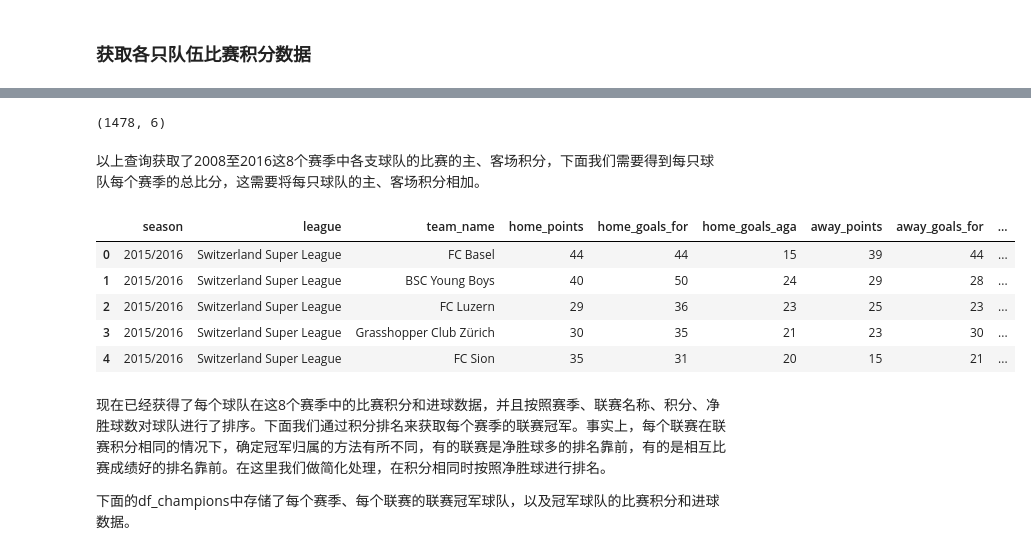
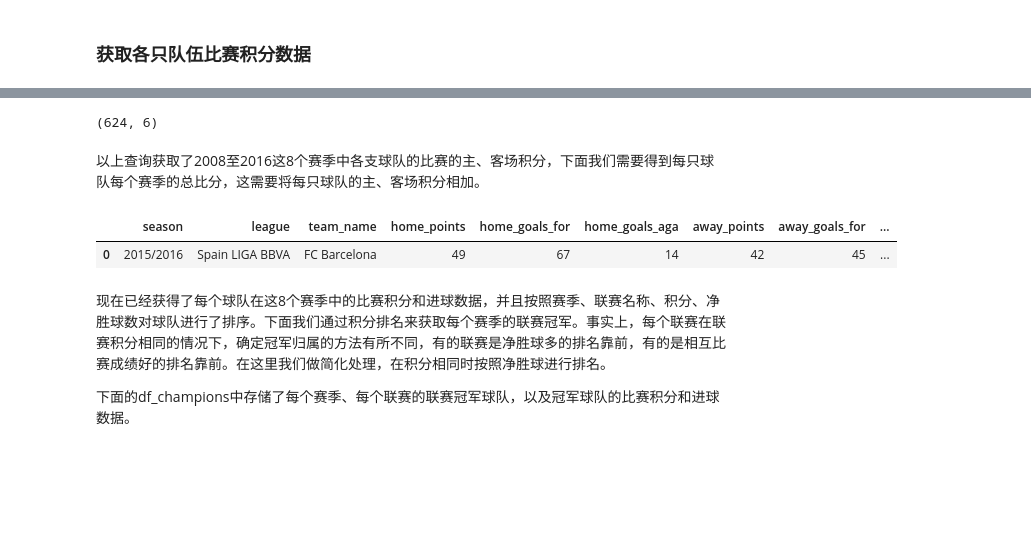
Before and after one commit to xueran1991/data-analysis-p3, a Jupyter notebook: Investigate_a_Dataset-zh.ipynb, the cells around one changed output, grey strips where cells are left out. Cells and saved outputs as stored; diff of their text form; code cells hidden in the pictures; blank space fills up the shorter version.

```diff
--- a/Investigate_a_Dataset-zh.ipynb
+++ b/Investigate_a_Dataset-zh.ipynb
@@ -137,52 +170,49 @@ df_home_points.shape
 # %%
 # 获取2008-2016赛季各个球队的客场比赛数据
-sql = 'WITH t1 AS ( \
-SELECT season,l.name AS league,stage,home_team_api_id,away_team_api_id,home_team_goal,away_team_goal, \
-tm1.team_long_name AS home_team_name, \
-tm2.team_long_name AS away_team_name, \
-CASE \
-WHEN m.home_team_goal > m.away_team_goal THEN 3 \
-WHEN m.home_team_goal == m.away_team_goal THEN 1 \
-WHEN m.home_team_goal < m.away_team_goal THEN 0 END AS home_team_points, \
-CASE \
-WHEN m.home_team_goal > m.away_team_goal THEN 0 \
-WHEN m.home_team_goal == m.away_team_goal THEN 1 \
-WHEN m.home_team_goal < m.away_team_goal THEN 3 END AS away_team_points \
-FROM Match m \
-JOIN League l \
-ON m.league_id = l.id \
-JOIN Team tm1 \
-ON m.home_team_api_id = tm1.team_api_id \
-JOIN Team tm2 \
-ON m.away_team_api_id = tm2.team_api_id) \
-SELECT season,league,away_team_name AS team_name,SUM(away_team_points) AS away_points, \
-SUM(away_team_goal) AS away_goals_for, SUM(home_team_goal) AS away_goals_aga \
-FROM t1 \
-GROUP BY 1,2,3 \
-ORDER BY 1 DESC,2,3 DESC'
+sql = '''WITH t1 AS (
+SELECT season,l.name AS league,stage,home_team_api_id,away_team_api_id,home_team_goal,away_team_goal,
+tm1.team_long_name AS home_team_name,
+tm2.team_long_name AS away_team_name,
+CASE
+WHEN m.home_team_goal > m.away_team_goal THEN 3
+WHEN m.home_team_goal == m.away_team_goal THEN 1
+WHEN m.home_team_goal < m.away_team_goal THEN 0 END AS home_team_points,
+CASE
+WHEN m.home_team_goal > m.away_team_goal THEN 0
+WHEN m.home_team_goal == m.away_team_goal THEN 1
+WHEN m.home_team_goal < m.away_team_goal THEN 3 END AS away_team_points
+FROM Match m
+JOIN League l
+ON m.league_id = l.id
+JOIN Team tm1
+ON m.home_team_api_id = tm1.team_api_id
+JOIN Team tm2
+ON m.away_team_api_id = tm2.team_api_id)
+SELECT season,league,away_team_name AS team_name,SUM(away_team_points) AS away_points,
+SUM(away_team_goal) AS away_goals_for, SUM(home_team_goal) AS away_goals_aga
+FROM t1
+WHERE league IN ("England Premier League","Germany 1. Bundesliga","Spain LIGA BBVA","France Ligue 1")
+GROUP BY 1,2,3
+ORDER BY 1 DESC,2,3 DESC'''
 df_away_points = pd.read_sql_query(sql,con)
 df_away_points.shape
 # %% [output]
-(1478, 6)
+(624, 6)
 # %% [markdown]
 以上查询获取了2008至2016这8个赛季中各支球队的比赛的主、客场积分，下面我们需要得到每只球队每个赛季的总比分，这需要将每只球队的主、客场积分相加。
 # %%
 #合并主、客场比赛结果数据
 df = pd.merge(df_home_points,df_away_points)
 #获取每只球队每个赛季的总积分
-df['P'] = df['home_points']+df['away_points']
+df['points'] = df['home_points']+df['away_points']
 #获取每只队伍的净胜球数据
-df['GD'] = df['home_goals_for']+df['away_goals_for']-df['home_goals_aga']-df['away_goals_aga']
-df.sort_values(by=['season','league','P','GD'],ascending=False,inplace=True)
+df['goals_diff'] = df['home_goals_for']+df['away_goals_for']-df['home_goals_aga']-df['away_goals_aga']
+df.sort_values(by=['season','league','points','goals_diff'],ascending=False,inplace=True)
 df.reset_index(drop=True,inplace=True)
-df.head()
+df.head(1)
 # %% [output]
 |  | season | league | team_name | home_points | home_goals_for | home_goals_aga | away_points | away_goals_for | ... |
-| 0 | 2015/2016 | Switzerland Super League | FC Basel | 44 | 44 | 15 | 39 | 44 | ... |
-| 1 | 2015/2016 | Switzerland Super League | BSC Young Boys | 40 | 50 | 24 | 29 | 28 | ... |
-| 2 | 2015/2016 | Switzerland Super League | FC Luzern | 29 | 36 | 23 | 25 | 23 | ... |
-| 3 | 2015/2016 | Switzerland Super League | Grasshopper Club Zürich | 30 | 35 | 21 | 23 | 30 | ... |
-| 4 | 2015/2016 | Switzerland Super League | FC Sion | 35 | 31 | 20 | 15 | 21 | ... |
+| 0 | 2015/2016 | Spain LIGA BBVA | FC Barcelona | 49 | 67 | 14 | 42 | 45 | ... |
 # %% [markdown]
 现在已经获得了每个球队在这8个赛季中的比赛积分和进球数据，并且按照赛季、联赛名称、积分、净胜球数对球队进行了排序。下面我们通过积分排名来获取每个赛季的联赛冠军。事实上，每个联赛在联赛积分相同的情况下，确定冠军归属的方法有所不同，有的联赛是净胜球多的排名靠前，有的是相互比赛成绩好的排名靠前。在这里我们做简化处理，在积分相同时按照净胜球进行排名。
 
```
Also changed, not shown: parts of 27 cells of this notebook, 1 other file.
